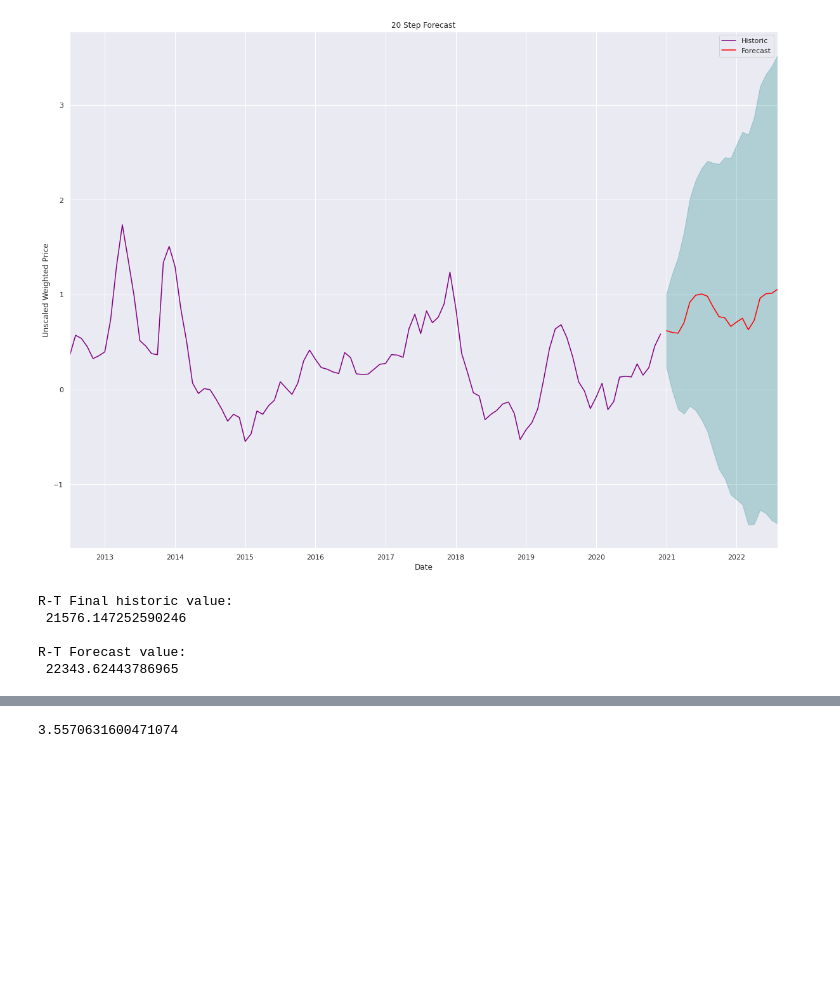
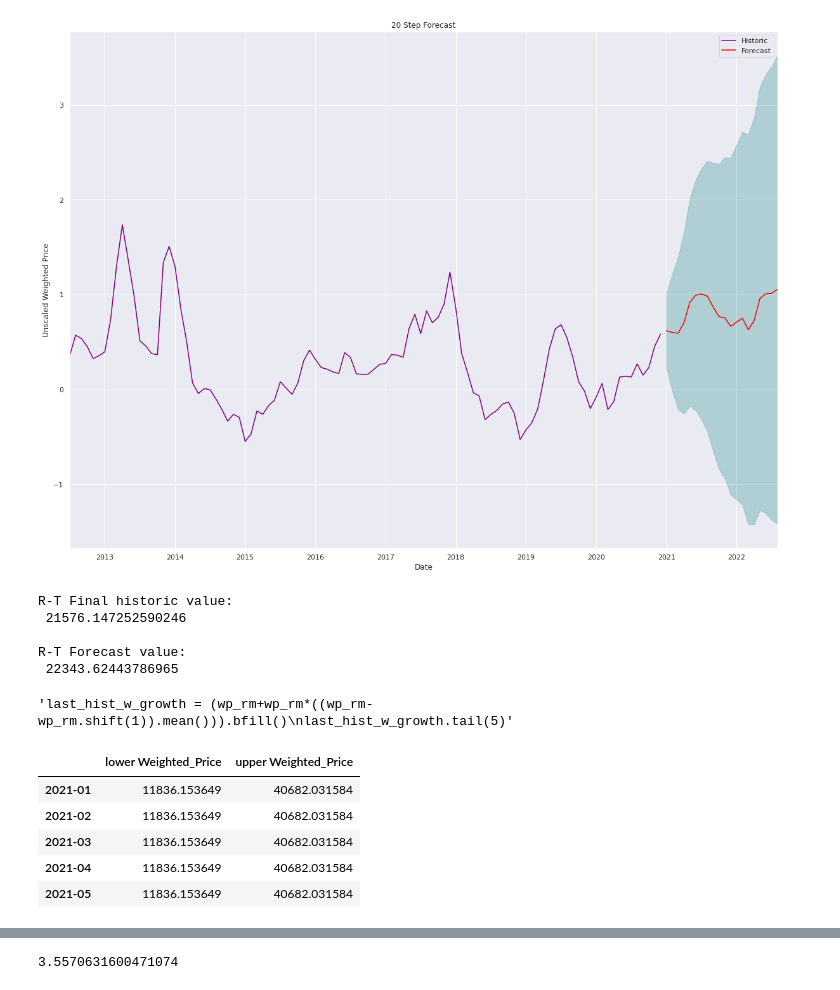
Before and after one commit to MrChamp/FIModule4Project, a Jupyter notebook: mod4Project.ipynb, the cells around one changed output, grey strips where cells are left out. Drawn from its saved outputs; the diff is of its cells as text; code cells hidden in the pictures; blank space fills up the shorter version.

```diff
--- a/mod4Project.ipynb
+++ b/mod4Project.ipynb
@@ -527,0 +535,7 @@ R-T Forecast value:
+# %%
+# Double check the math...also perhaps better mathematical solution could be found
+# This applies the average growth to the rolling mean as a correction to the current static transformation value
+'''last_hist_w_growth = (wp_rm+wp_rm*((wp_rm-wp_rm.shift(1)).mean())).bfill()
+last_hist_w_growth.tail(5)'''
+# %% [output]
+'last_hist_w_growth = (wp_rm+wp_rm*((wp_rm-wp_rm.shift(1)).mean())).bfill()\nlast_hist_w_growth.tail(5)'
@@ -527,0 +554,9 @@ R-T Forecast value:
+# %%
+t_conf.head()
+# %% [output]
+|  | lower Weighted_Price | upper Weighted_Price |
+| 2021-01 | 11836.153649 | 40682.031584 |
+| 2021-02 | 11836.153649 | 40682.031584 |
+| 2021-03 | 11836.153649 | 40682.031584 |
+| 2021-04 | 11836.153649 | 40682.031584 |
+| 2021-05 | 11836.153649 | 40682.031584 |
```
Also changed, not shown: parts of 23 cells of this notebook.
